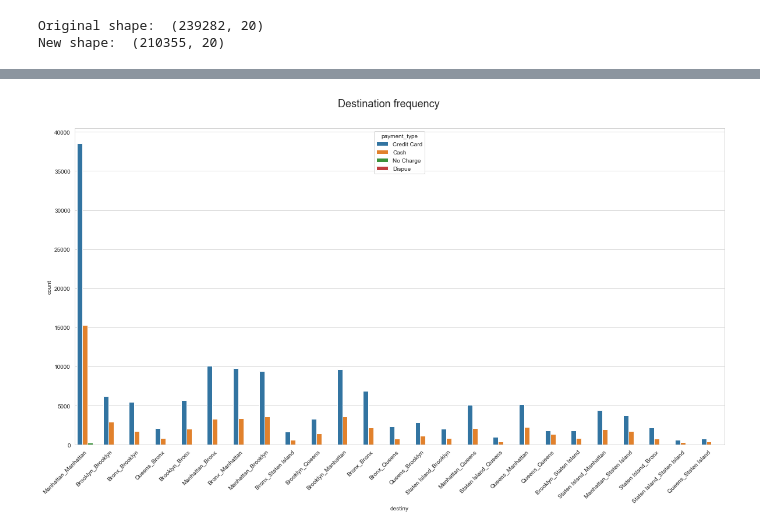
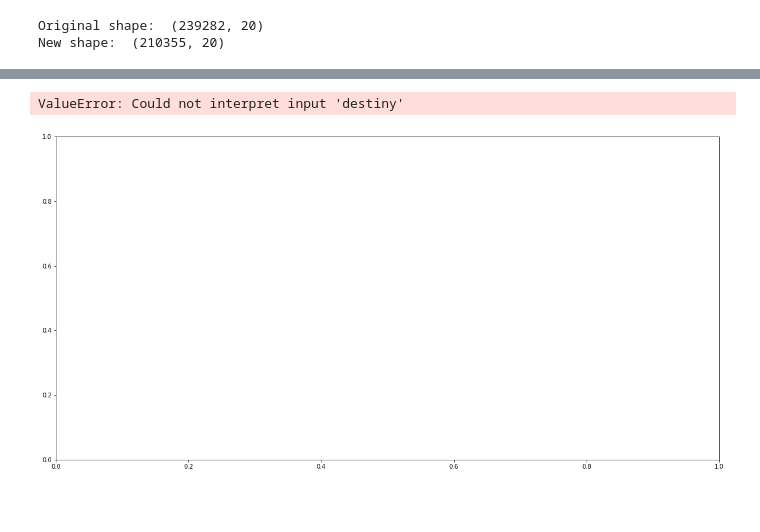
Before and after one commit to Martinee-v/TaxiNYC-EDA, a Jupyter notebook: python/EDA_taxis.ipynb, the cells around one changed output, grey strips where cells are left out. Cells and saved outputs as stored; diff of their text form; code cells hidden in the pictures; blank space fills up the shorter version.

```diff
--- a/python/EDA_taxis.ipynb
+++ b/python/EDA_taxis.ipynb
@@ -136,7 +161,7 @@ payment_method_dict = {
     1:'Credit Card',
     2:'Cash',
     3:'No Charge',
-    4:'Dispue',
+    4:'Dispute',
     5:'Unknown',
     6:'Voided Trip'
 }
@@ -164,16 +189,17 @@ df1.head()
 | 3 | 2019-01-06 18:45:43 | 2019-01-06 18:54:48 | 9.083 | 2.0 | 1.20 | 1.0 | ... |
 | 4 | 2019-01-18 16:51:26 | 2019-01-18 17:03:13 | 11.783 | 1.0 | 1.20 | 1.0 | ... |
 # %%
-df1['destiny'] = df1['pu_Borough'] + '_' + df1['do_Borough']
+df1['destination'] = df1['pu_Borough'] + '_' + df1['do_Borough']
 df1 = df1[df1['pu_Borough'] != 'Unknown']
 df1 = df1[df1['do_Borough'] != 'Unknown']
 fig, ax = plt.subplots(figsize=(20, 10))
 sns.countplot(data=df1, x='destiny', hue='payment_type', ax=ax)
 ax.set_xticklabels(ax.get_xticklabels(), rotation=45, horizontalalignment='right')
 fig.suptitle("Destination frequency", fontsize=18, y=0.95)
 plt.show()
 # %% [output]
+ValueError: Could not interpret input 'destiny'
-[figure, old version]
+[figure, new version]
 # %%
 #Plotting time trends for month and weekday
 df2 = df1.copy()
```
Also changed, not shown: parts of 9 cells of this notebook.
